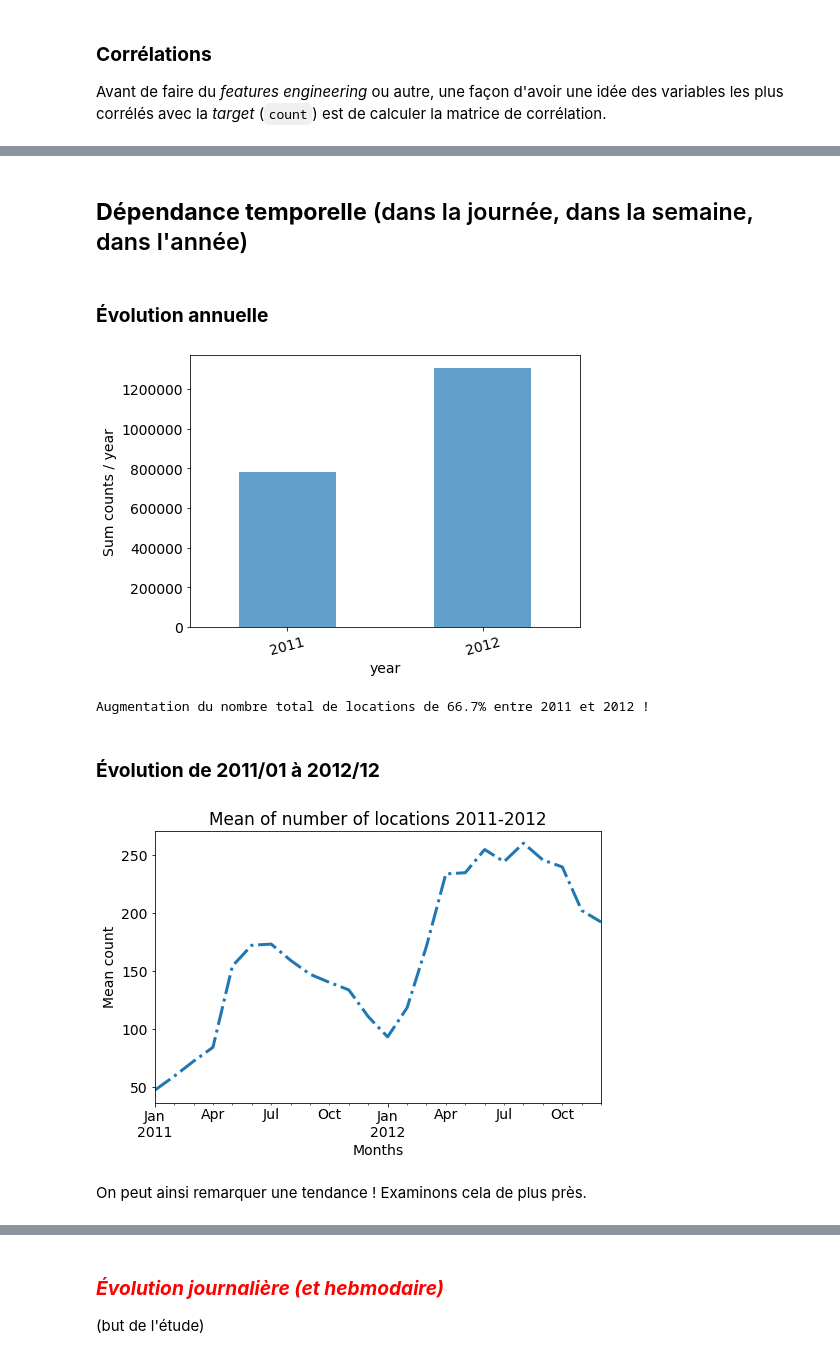
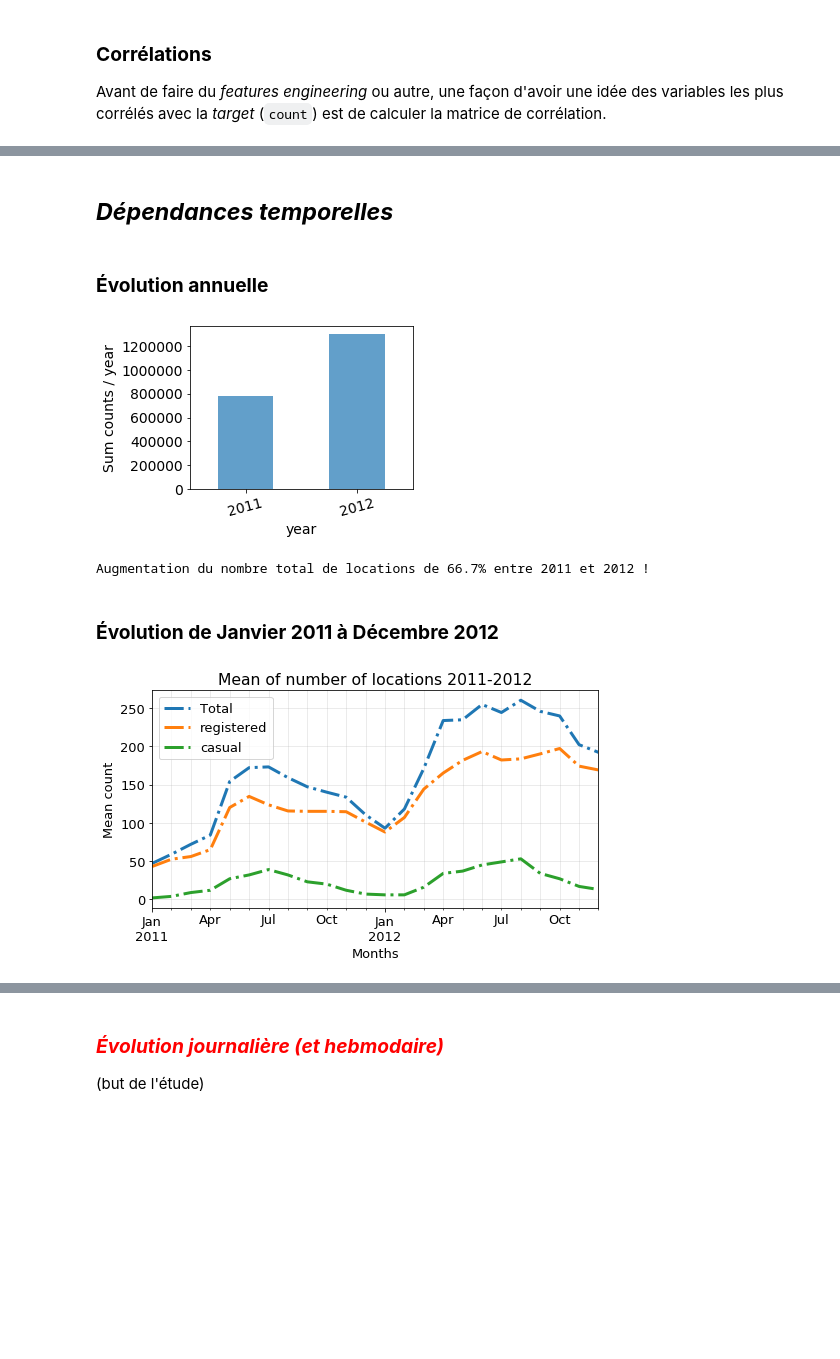
Before and after one commit to outinim/house_prices, a Jupyter notebook: bike_hours/predictions.ipynb, the cells around one changed output, grey strips where cells are left out. Saved outputs shown, nothing was run; the diff lists cells and outputs as text; code cells hidden in the pictures; blank space fills up the shorter version.

```diff
--- a/bike_hours/predictions.ipynb
+++ b/bike_hours/predictions.ipynb
@@ -203,0 +215,6 @@ with plt.rc_context(rc={'font.size':14}):
+# %%
+# Global scatter plot
+cols = 'count temp atemp humidity windspeed'.split()
+with plt.rc_context(rc={'font.size':15}):
+    fig, ax = plt.subplots(figsize=(12,8))
+    pd.plotting.scatter_matrix(df[cols], diagonal='kde', s=6, ax=ax)
@@ -224,12 +260,0 @@ with plt.rc_context(rc={'font.size':13.5}):
-# %%
-# Most correlated variables
-threshold = 0
-top_corr_features = corr.index[np.abs(corr['count']) > threshold]
-#print(top_corr_features)
-
-# Plot correlation
-with plt.rc_context(rc={'font.size':13.5}):
-    fig, ax = plt.subplots(figsize=(16, 12))
-    sns.heatmap(df[top_corr_features].corr(), annot=True,
-                fmt='.2f', cmap='RdBu_r', ax=ax)
-    ax.set(ylim=[0, 19], title='Correlation matrix')
@@ -238,12 +260,0 @@ with plt.rc_context(rc={'font.size':13.5}):
-# %%
-# Most correlated variables
-threshold = 0
-top_corr_features = corr.index[np.abs(corr['count']) > threshold]
-#print(top_corr_features)
-
-# Plot correlation
-with plt.rc_context(rc={'font.size':13.5}):
-    fig, ax = plt.subplots(figsize=(16, 12))
-    sns.heatmap(df[top_corr_features].corr(), annot=True,
-                fmt='.2f', cmap='RdBu_r', ax=ax)
-    ax.set(ylim=[0, 19], title='Correlation matrix')
@@ -337,16 +293,17 @@ with plt.rc_context(rc={'font.size':14}):
-# %% [markdown]
-## **Dépendance temporelle** (dans la journée, dans la semaine, dans l'année)
+# %% [markdown]
+## ***Dépendances temporelles***
 # %%
 months = 'Jan. Feb. March April May June July Aug. Sept. Oct. Nov. Dec.'.split()
 days = 'lundi mardi mercredi jeudi vendredi samedi dimanche'.split()
 # %% [markdown]
 ### <font color='Black'>**Évolution annuelle**</font>
 # %%
+group = df.groupby('year')['count']
 with plt.rc_context(rc={'font.size':14}):
-    fig, ax = plt.subplots(figsize=(7,5))
-    df.groupby('year')['count'].sum().plot(kind='bar', alpha=0.7, ax=ax)
+    fig, ax = plt.subplots(figsize=(4,3))
+    group.sum().plot(kind='bar', alpha=0.7, ax=ax)
     ax.set(ylabel='Sum counts / year')
     ax.tick_params(axis='x', rotation=15)
 # %% [output]
-[figure, old version]
+[figure, new version]
 # %%
@@ -356,15 +313,17 @@ print(f'Augmentation du nombre total de locations de {(augm - 1)*100:.1f}% entre
 # %% [output]
 Augmentation du nombre total de locations de 66.7% entre 2011 et 2012 !
 # %% [markdown]
-### <font color='Black'>**Évolution de 2011/01 à 2012/12**</font>
+### <font color='Black'>**Évolution de Janvier 2011 à Décembre 2012**</font>
 # %%
 df_month = df.groupby(pd.Grouper(freq='M'))
-with plt.rc_context(rc={'font.size':14}):
-    fig, ax = plt.subplots(figsize=(8,5))
-    df_month['count'].median().plot(ax=ax, ls='-.', lw=3)
+with plt.rc_context(rc={'font.size':13}):
+    fig, ax = plt.subplots(figsize=(8,4))
+    df_month['count'].median().plot(ax=ax, ls='-.', lw=3, label='Total')
+    df_month['registered'].median().plot(ax=ax, ls='-.', lw=3, label='registered')
+    df_month['casual'].median().plot(ax=ax, ls='-.', lw=3, label='casual')
     ax.set(title='Mean of number of locations 2011-2012',
            xlabel='Months', ylabel='Mean count')
+    ax.legend(loc='best')
+    ax.grid(alpha=0.3, which='both')
 # %% [output]
-[figure, old version]
+[figure, new version]
-# %% [markdown]
-On peut ainsi remarquer une tendance ! Examinons cela de plus près.
```
Also changed, not shown: parts of 112 cells of this notebook.
